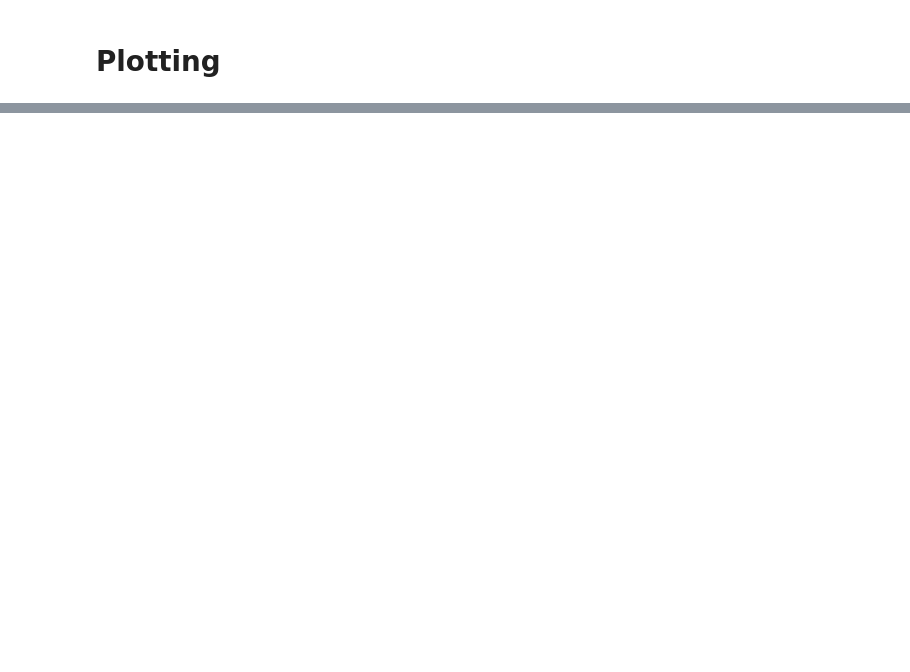
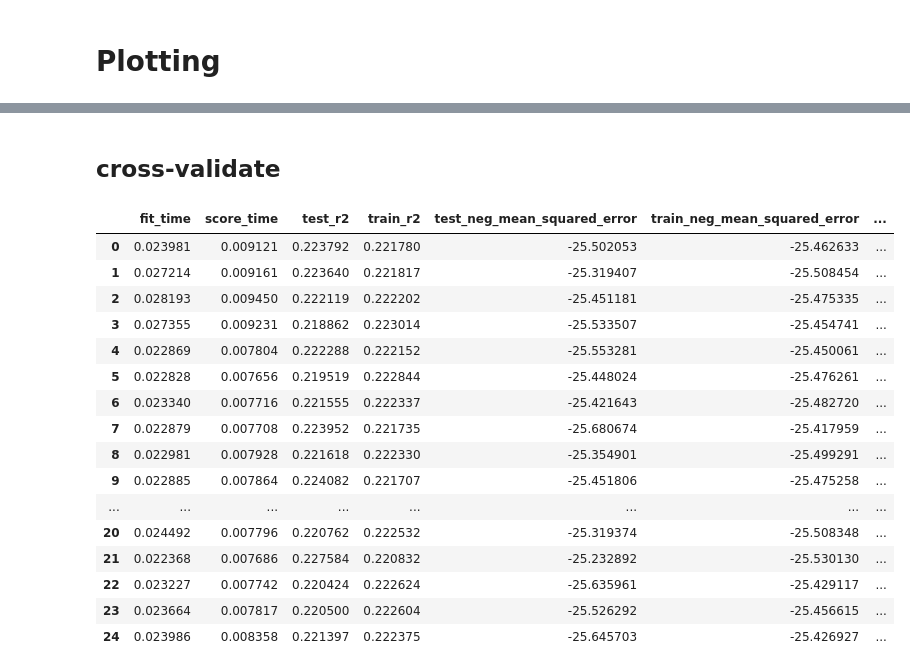
Before and after one commit to julianarhee/flytracker_analysis, a Jupyter notebook: visual-params.ipynb, the cells around one changed output, grey strips where cells are left out. Saved outputs shown, nothing was run; the diff lists cells and outputs as text; code cells hidden in the pictures; blank space fills up the shorter version.

Commit message:
test with 38mm. add prelim with lin models

```diff
--- a/visual-params.ipynb
+++ b/visual-params.ipynb
@@ -159,0 +175,6 @@ feat.head()
+# %%
+#feat_og = feat.copy()
+# feat = feat.merge(trk[[ 'wing_l_ang', 'wing_r_ang']],
+#            left_index=True, right_index=True) #, on=['frame', 'sec', 'sex', 'acquisition', 'fpath'])
+feat['wing_l_ang'] = trk['wing_l_ang']
+feat['wing_r_ang'] = trk['wing_r_ang']
@@ -172,2 +208,2 @@ figid = 'flytracker-matlab/overviews2/Ddata.mat & visualparams.mat'
 # %%
-importlib.reload(util)
+behavior_names=['Bilateral Wing Extensions', 'Unilateral Wing Extensions', 'Putative Tap Events', 'Chasing', 'Licking/Proboscis Ext', 'Copulation Attempts', 'Orienting']
@@ -176,4 +210,5 @@ importlib.reload(util)
 # %%
-events = util.load_binary_evs_from_mat(matlab_src, feat=feat)
-events = util.add_bout_durations(events)
+#behavior_names=['Bilateral Wing Extensions', 'Unilateral Wing Extensions', 'Putative Tap Events', 'Chasing', 'Licking/Proboscis Ext', 'Copulation Attempts', 'Orienting']
+events = util.load_binary_evs_from_mat(matlab_src, feat=feat, behavior_names=behavior_names)
+#events = util.add_bout_durations(events)
 # %% [output]
@@ -586,0 +795,49 @@ pl.subplots_adjust(right=0.8)
+# %% [markdown]
+## cross-validate
+# %%
+# X_preprocessed = scaler.transform(X)
+
+cv = RepeatedKFold(n_splits=5, n_repeats=5, random_state=0)
+cv_model = cross_validate(
+    model,
+    X,
+    y,
+    cv=cv,
+    return_estimator=True,
+    n_jobs=2,
+)
+
+coefs = pd.DataFrame(
+    np.array([
+        est[-1].regressor_.coef_ * est[:-1].transform(X.iloc[train_idx]).std(axis=0)
+        for est, (train_idx, _) in zip(cv_model["estimator"], cv.split(X, y))
+    ]).squeeze(),
+    columns=feature_names,
+)
+# %%
+# cross_val_score(model, X, y, cv=cv)
+scores = cross_validate(model, X, y, cv=cv,
+                        scoring=('r2', 'neg_mean_squared_error', 'neg_mean_absolute_error', 'explained_variance'),
+                        return_train_score=True)
+scores_df = pd.DataFrame(scores)
+scores_df['species'] = curr_sp
+
+scores_df
+# %% [output]
+|  | fit_time | score_time | test_r2 | train_r2 | test_neg_mean_squared_error | train_neg_mean_squared_error | ... |
+| 0 | 0.023981 | 0.009121 | 0.223792 | 0.221780 | -25.502053 | -25.462633 | ... |
+| 1 | 0.027214 | 0.009161 | 0.223640 | 0.221817 | -25.319407 | -25.508454 | ... |
+| 2 | 0.028193 | 0.009450 | 0.222119 | 0.222202 | -25.451181 | -25.475335 | ... |
+| 3 | 0.027355 | 0.009231 | 0.218862 | 0.223014 | -25.533507 | -25.454741 | ... |
+| 4 | 0.022869 | 0.007804 | 0.222288 | 0.222152 | -25.553281 | -25.450061 | ... |
+| 5 | 0.022828 | 0.007656 | 0.219519 | 0.222844 | -25.448024 | -25.476261 | ... |
+| 6 | 0.023340 | 0.007716 | 0.221555 | 0.222337 | -25.421643 | -25.482720 | ... |
+| 7 | 0.022879 | 0.007708 | 0.223952 | 0.221735 | -25.680674 | -25.417959 | ... |
+| 8 | 0.022981 | 0.007928 | 0.221618 | 0.222330 | -25.354901 | -25.499291 | ... |
+| 9 | 0.022885 | 0.007864 | 0.224082 | 0.221707 | -25.451806 | -25.475258 | ... |
+| ... | ... | ... | ... | ... | ... | ... | ... |
+| 20 | 0.024492 | 0.007796 | 0.220762 | 0.222532 | -25.319374 | -25.508348 | ... |
+| 21 | 0.022368 | 0.007686 | 0.227584 | 0.220832 | -25.232892 | -25.530130 | ... |
+| 22 | 0.023227 | 0.007742 | 0.220424 | 0.222624 | -25.635961 | -25.429117 | ... |
+| 23 | 0.023664 | 0.007817 | 0.220500 | 0.222604 | -25.526292 | -25.456615 | ... |
+| 24 | 0.023986 | 0.008358 | 0.221397 | 0.222375 | -25.645703 | -25.426927 | ... |
```
Also changed, not shown: parts of 120 cells of this notebook, 1 other file.
